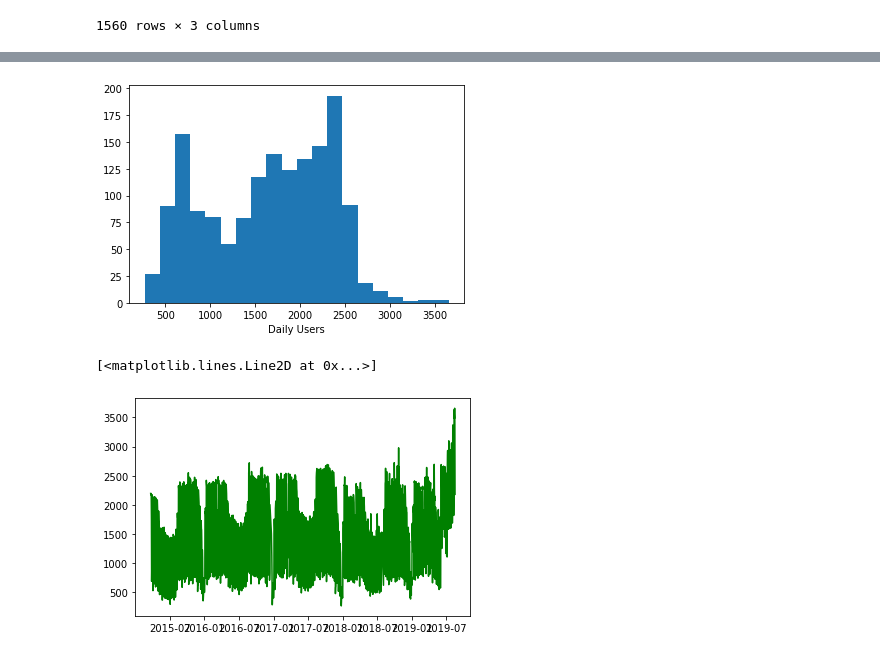
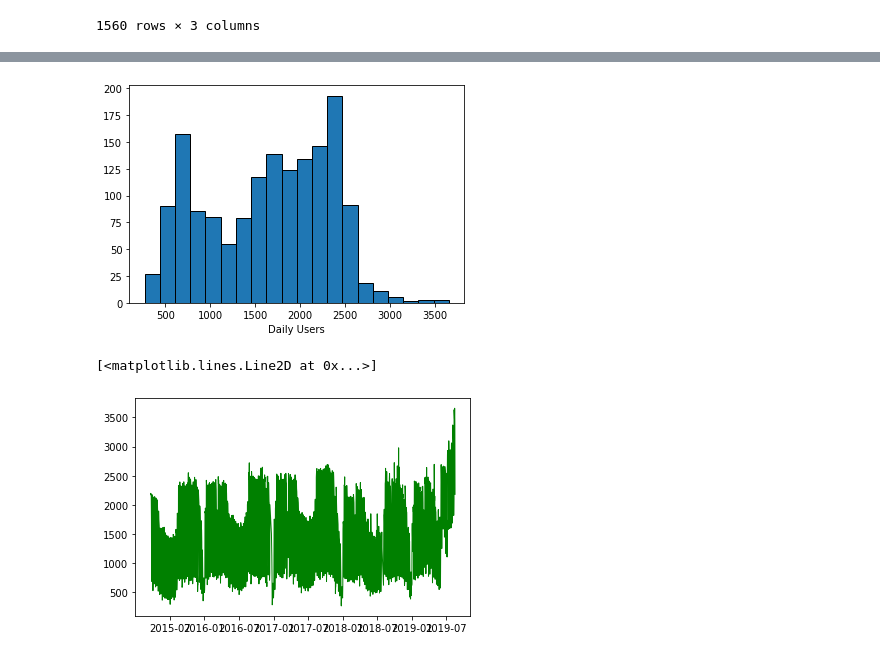
Before and after one commit to UNCG-CSE/G_Suite_Metrics, a Jupyter notebook: src/Jackie/CalendarAnalysis.ipynb, the cells around one changed output, grey strips where cells are left out. Saved outputs shown, nothing was run; the diff lists cells and outputs as text; code cells hidden in the pictures.

```diff
--- a/src/Jackie/CalendarAnalysis.ipynb
+++ b/src/Jackie/CalendarAnalysis.ipynb
@@ -119,11 +131,11 @@ newDaily.sort_values(by=['metric_value'], ascending=False)
 # %%
-plt.hist(newDaily['metric_value'], bins=20)
+plt.hist(newDaily['metric_value'], bins=20,ec='black')
 plt.xlabel('Daily Users')
 plt.show()
 # %% [output]
-[figure, old version]
+[figure, new version]
 # %%
-plt.plot(newDaily['time'], newDaily['metric_value'], color='g')
+plt.plot(newDaily['time'], newDaily['metric_value'] ,linewidth=1 ,color='g')
 # %% [output]
 [<matplotlib.lines.Line2D at 0x...>]
-[figure, old version]
+[figure, new version]
```
Also changed, not shown: parts of 2 cells of this notebook.
